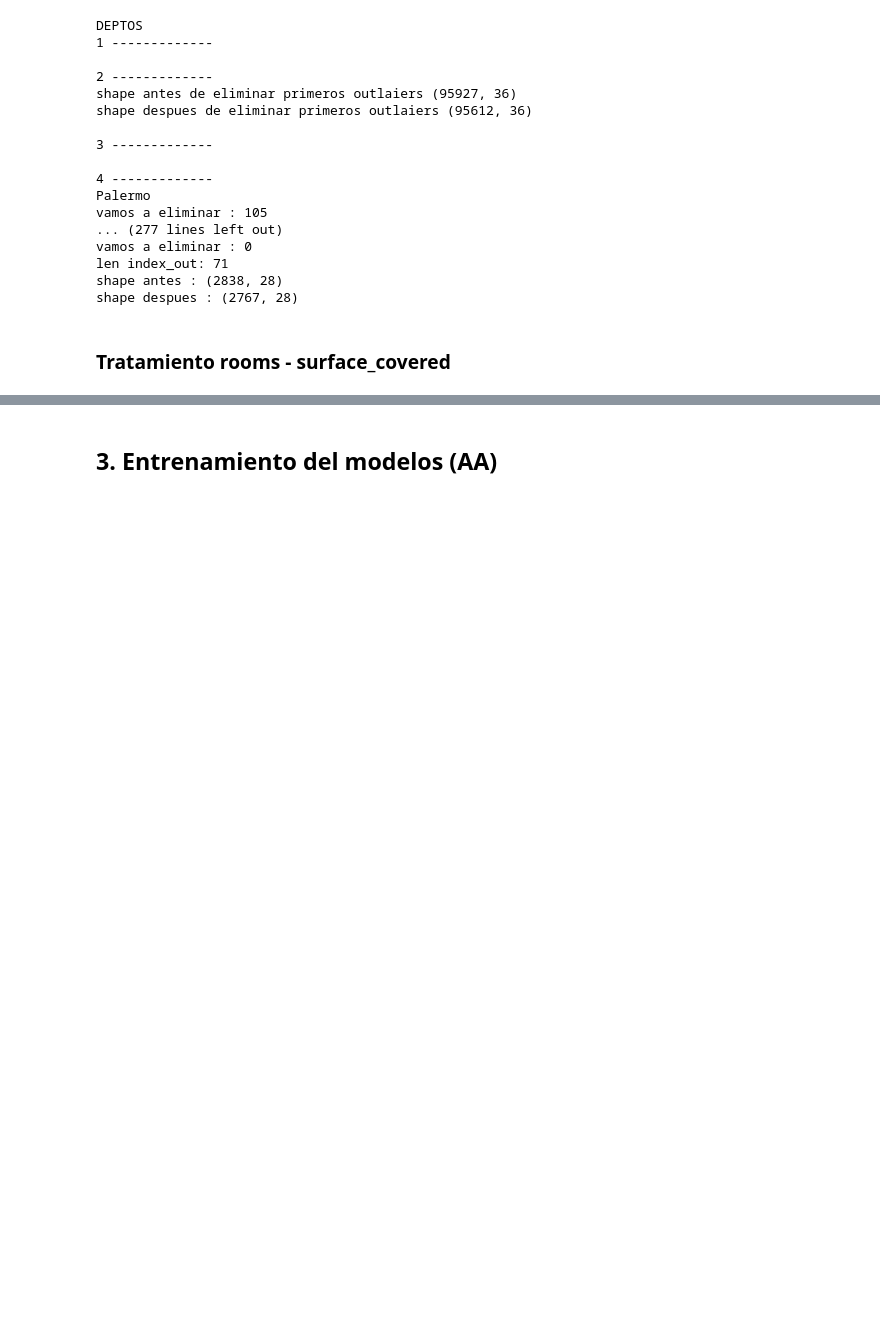
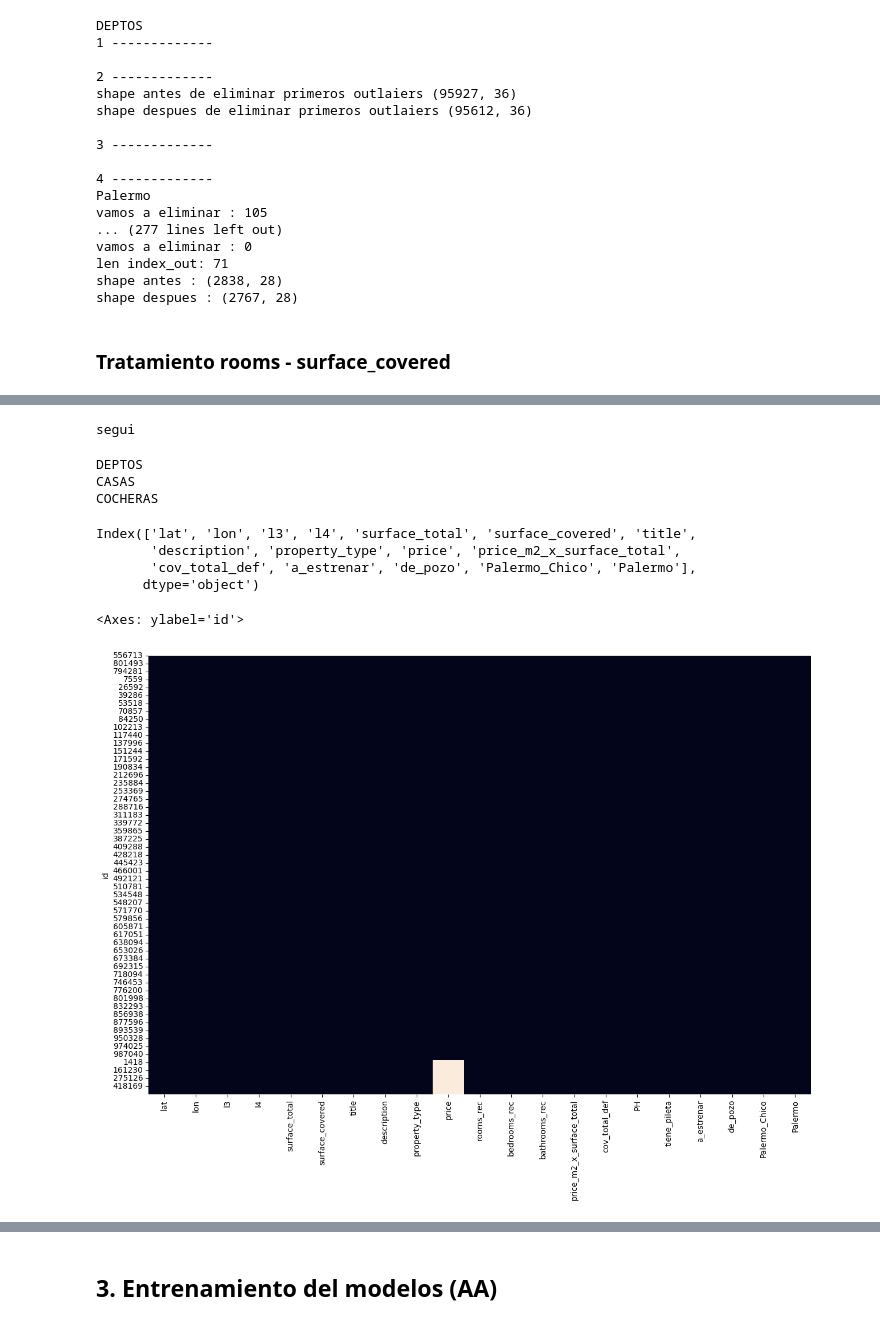
Before and after one commit to CLCHRISLOMBARDO/house_predictions, a Jupyter notebook: v3_hp.ipynb, the cells around one changed output, grey strips where cells are left out. Drawn from its saved outputs; the diff is of its cells as text; code cells hidden in the pictures; blank space fills up the shorter version.

```diff
--- a/v3_hp.ipynb
+++ b/v3_hp.ipynb
@@ -447,0 +358,29 @@ For example, when doing 'df[col].method(value, inplace=True)', try using 'df.met
+# %%
+print("segui")
+# %% [output]
+segui
+# %%
+print("DEPTOS")
+Deptos.eliminacion_columnas()
+print("CASAS")
+Casas.eliminacion_columnas()
+print("COCHERAS")
+Coch.eliminacion_columnas()
+# %% [output]
+DEPTOS
+CASAS
+COCHERAS
+# %%
+Coch.df.columns
+# %% [output]
+Index(['lat', 'lon', 'l3', 'l4', 'surface_total', 'surface_covered', 'title',
+       'description', 'property_type', 'price', 'price_m2_x_surface_total',
+       'cov_total_def', 'a_estrenar', 'de_pozo', 'Palermo_Chico', 'Palermo'],
+      dtype='object')
+# %%
+import seaborn as sns
+plt.figure(figsize=(15,10))
+sns.heatmap(Deptos.df.isnull(), cbar=False)
+# %% [output]
+<Axes: ylabel='id'>
+[figure, added]
```
Also changed, not shown: parts of 65 cells of this notebook, 1 other file.
